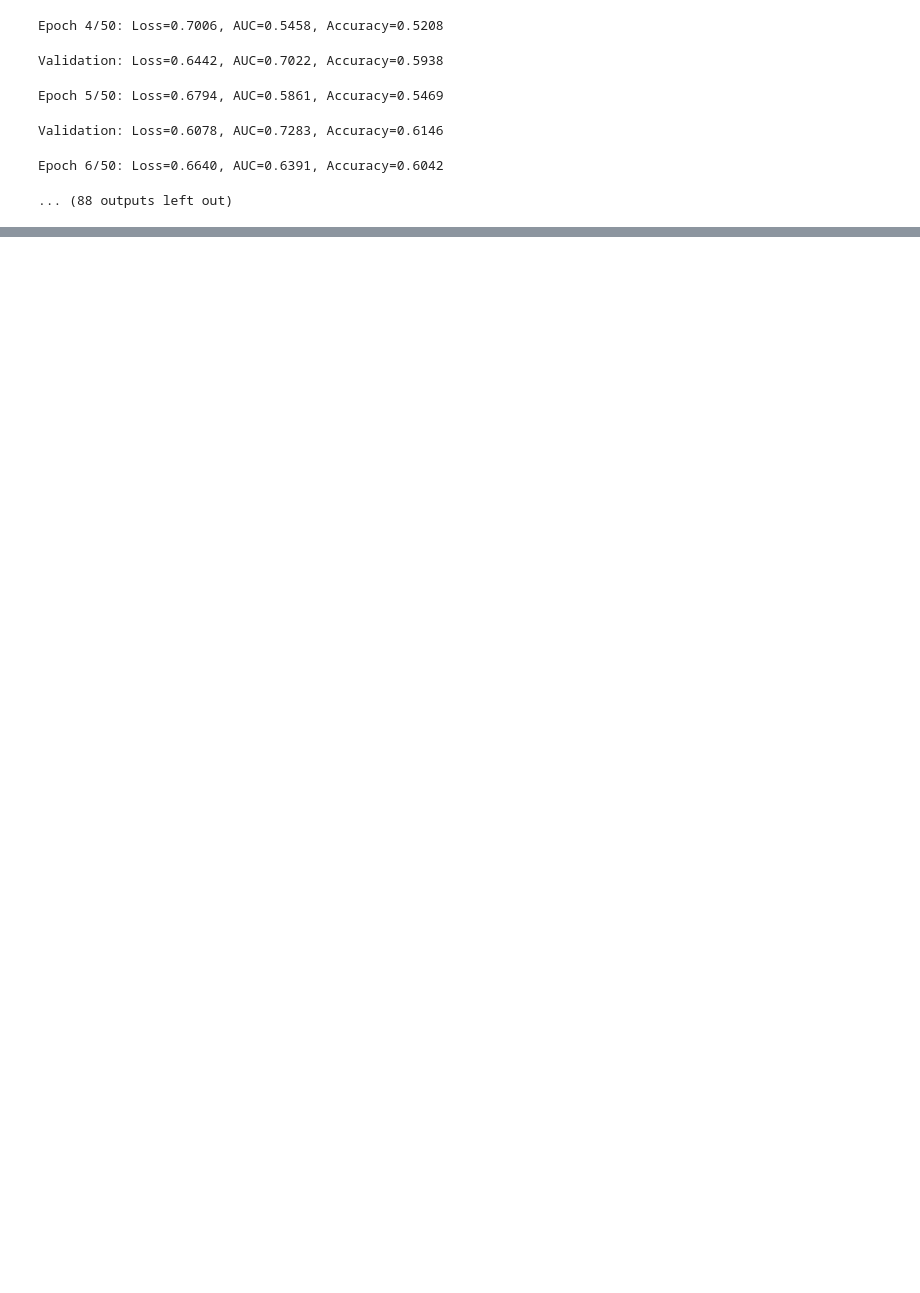
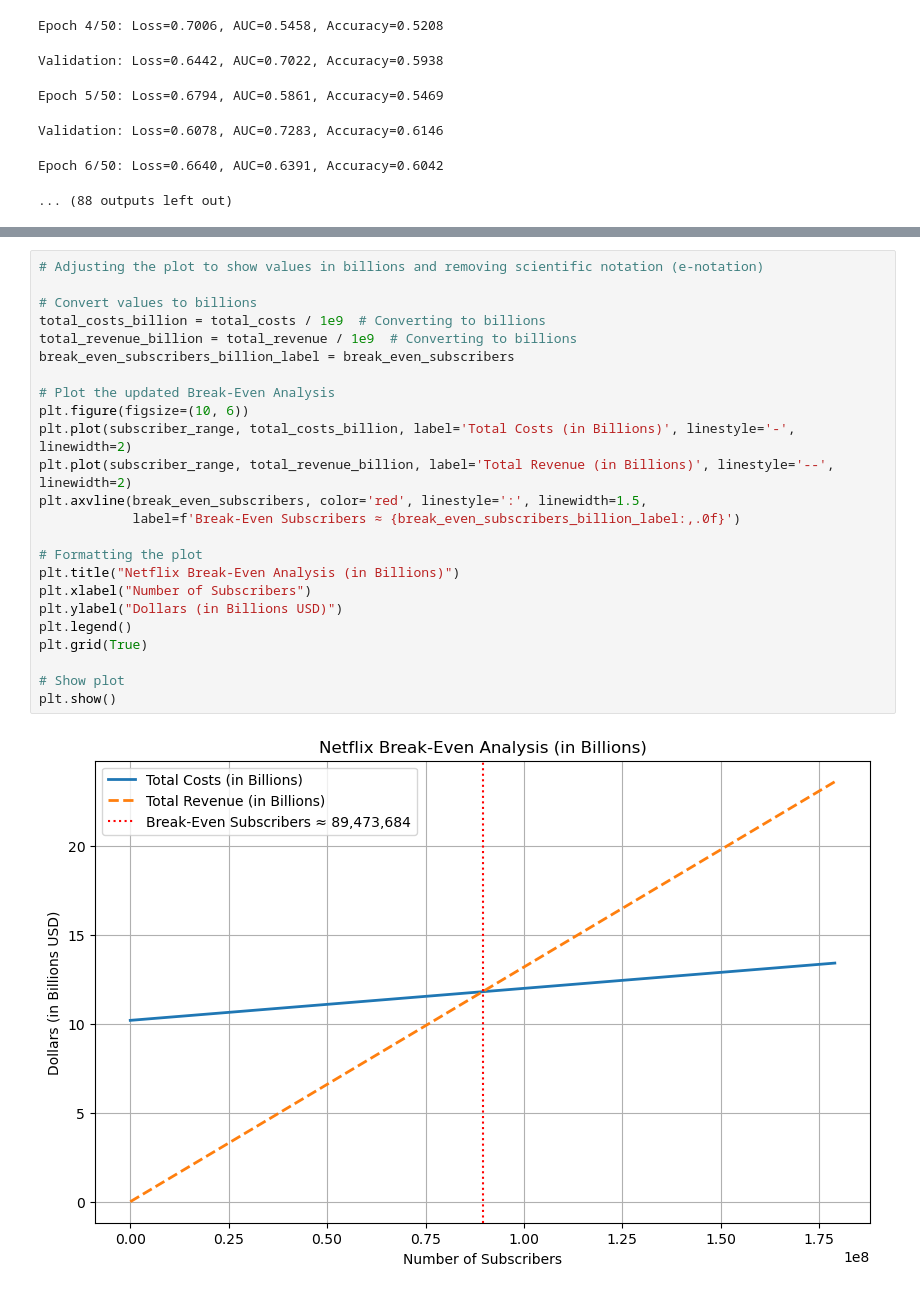
Before and after one commit to ASSISTments-IQP/LongitudinalKnowledgeTracing24, a Jupyter notebook: sakt/sakt_test.ipynb, the cells around one changed output, grey strips where cells are left out. Drawn from its saved outputs; the diff is of its cells as text; blank space fills up the shorter version.

```diff
--- a/sakt/sakt_test.ipynb
+++ b/sakt/sakt_test.ipynb
@@ -56,0 +98,26 @@ Epoch 6/50: Loss=0.6640, AUC=0.6391, Accuracy=0.6042
+# %%
+# Adjusting the plot to show values in billions and removing scientific notation (e-notation)
+
+# Convert values to billions
+total_costs_billion = total_costs / 1e9  # Converting to billions
+total_revenue_billion = total_revenue / 1e9  # Converting to billions
+break_even_subscribers_billion_label = break_even_subscribers
+
+# Plot the updated Break-Even Analysis
+plt.figure(figsize=(10, 6))
+plt.plot(subscriber_range, total_costs_billion, label='Total Costs (in Billions)', linestyle='-', linewidth=2)
+plt.plot(subscriber_range, total_revenue_billion, label='Total Revenue (in Billions)', linestyle='--', linewidth=2)
+plt.axvline(break_even_subscribers, color='red', linestyle=':', linewidth=1.5,
+            label=f'Break-Even Subscribers ≈ {break_even_subscribers_billion_label:,.0f}')
+
+# Formatting the plot
+plt.title("Netflix Break-Even Analysis (in Billions)")
+plt.xlabel("Number of Subscribers")
+plt.ylabel("Dollars (in Billions USD)")
+plt.legend()
+plt.grid(True)
+
+# Show plot
+plt.show()
+# %% [output]
+[figure, added]
```
Also changed, not shown: parts of 2 cells of this notebook, 1 other file.
